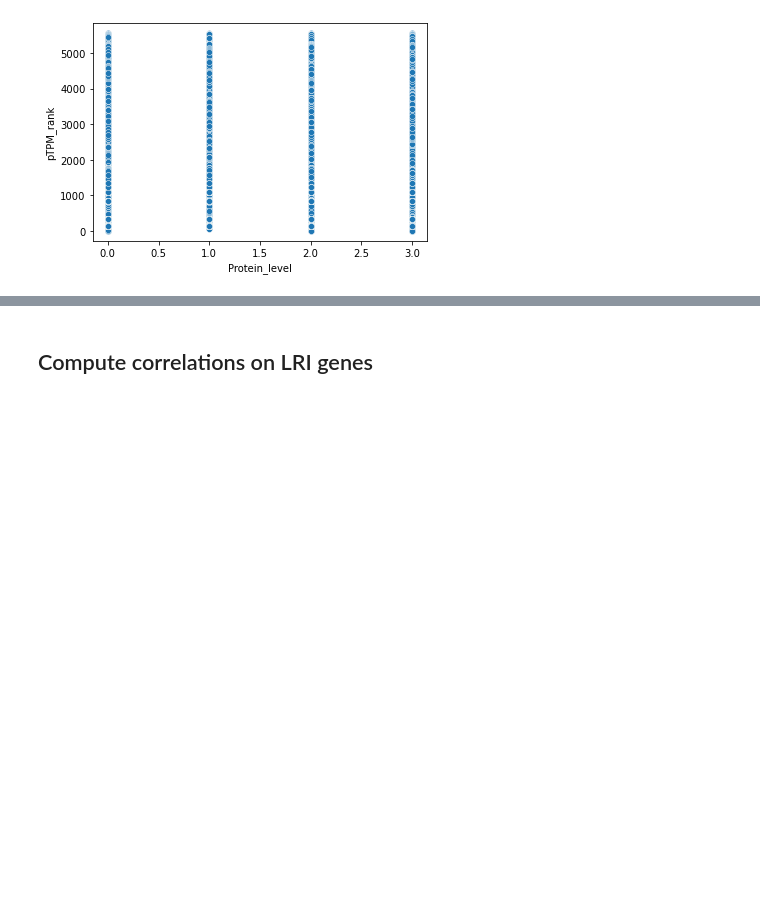
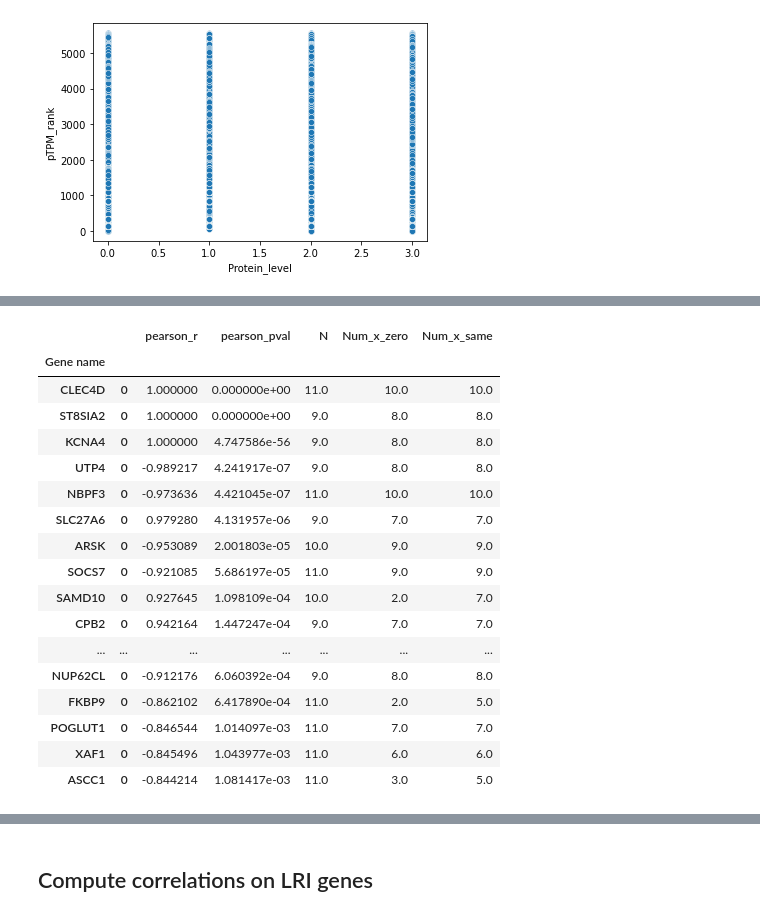
Before and after one commit to ursueugen/human-protein-atlas-analysis, a Jupyter notebook: 01_Transcripts_and_Proteins.ipynb, the cells around one changed output, grey strips where cells are left out. Saved outputs shown, nothing was run; the diff lists cells and outputs as text; code cells hidden in the pictures; blank space fills up the shorter version.

```diff
--- a/01_Transcripts_and_Proteins.ipynb
+++ b/01_Transcripts_and_Proteins.ipynb
@@ -172,0 +234,22 @@ compute_correlations(df['Protein_level'], df['pTPM_rank']);
+# %%
+df_genes = compute_grouped_correlations(df, grouping = ['Gene name'], col1 = 'Protein_level', col2 = 'log_pTPM')
+df_genes.sort_values('pearson_pval', ascending = True).head(20)
+# %% [output]
+|  |  | pearson_r | pearson_pval | N | Num_x_zero | Num_x_same |
+| Gene name |  |  |  |  |  |  |
+| CLEC4D | 0 | 1.000000 | 0.000000e+00 | 11.0 | 10.0 | 10.0 |
+| ST8SIA2 | 0 | 1.000000 | 0.000000e+00 | 9.0 | 8.0 | 8.0 |
+| KCNA4 | 0 | 1.000000 | 4.747586e-56 | 9.0 | 8.0 | 8.0 |
+| UTP4 | 0 | -0.989217 | 4.241917e-07 | 9.0 | 8.0 | 8.0 |
+| NBPF3 | 0 | -0.973636 | 4.421045e-07 | 11.0 | 10.0 | 10.0 |
+| SLC27A6 | 0 | 0.979280 | 4.131957e-06 | 9.0 | 7.0 | 7.0 |
+| ARSK | 0 | -0.953089 | 2.001803e-05 | 10.0 | 9.0 | 9.0 |
+| SOCS7 | 0 | -0.921085 | 5.686197e-05 | 11.0 | 9.0 | 9.0 |
+| SAMD10 | 0 | 0.927645 | 1.098109e-04 | 10.0 | 2.0 | 7.0 |
+| CPB2 | 0 | 0.942164 | 1.447247e-04 | 9.0 | 7.0 | 7.0 |
+| ... | ... | ... | ... | ... | ... | ... |
+| NUP62CL | 0 | -0.912176 | 6.060392e-04 | 9.0 | 8.0 | 8.0 |
+| FKBP9 | 0 | -0.862102 | 6.417890e-04 | 11.0 | 2.0 | 5.0 |
+| POGLUT1 | 0 | -0.846544 | 1.014097e-03 | 11.0 | 7.0 | 7.0 |
+| XAF1 | 0 | -0.845496 | 1.043977e-03 | 11.0 | 6.0 | 6.0 |
+| ASCC1 | 0 | -0.844214 | 1.081417e-03 | 11.0 | 3.0 | 5.0 |
```
Also changed, not shown: parts of 12 cells of this notebook.
